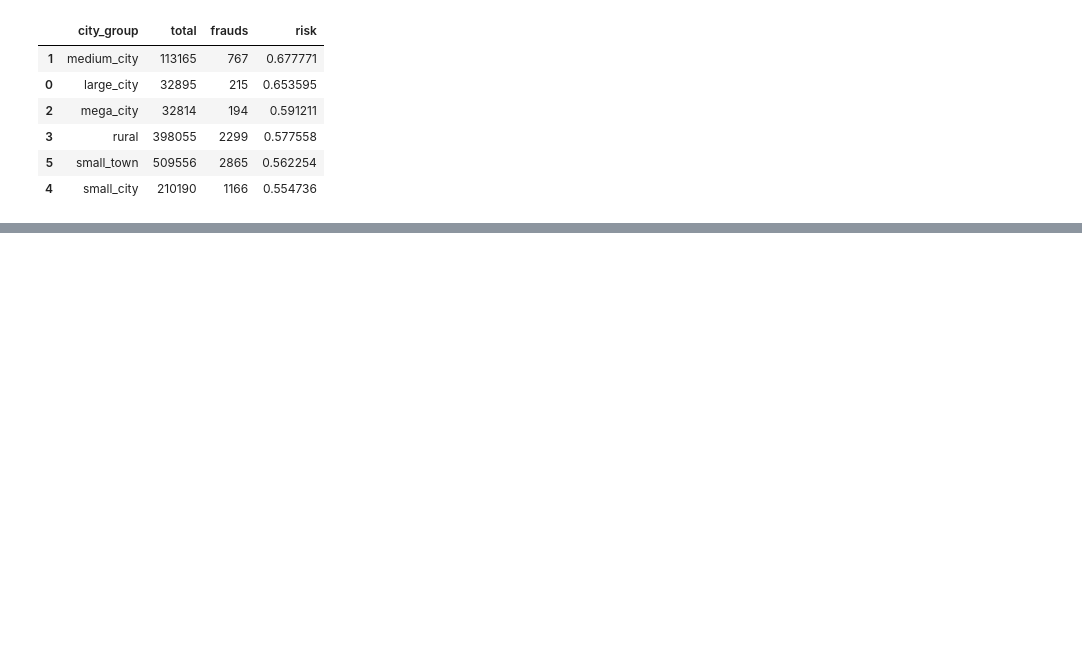
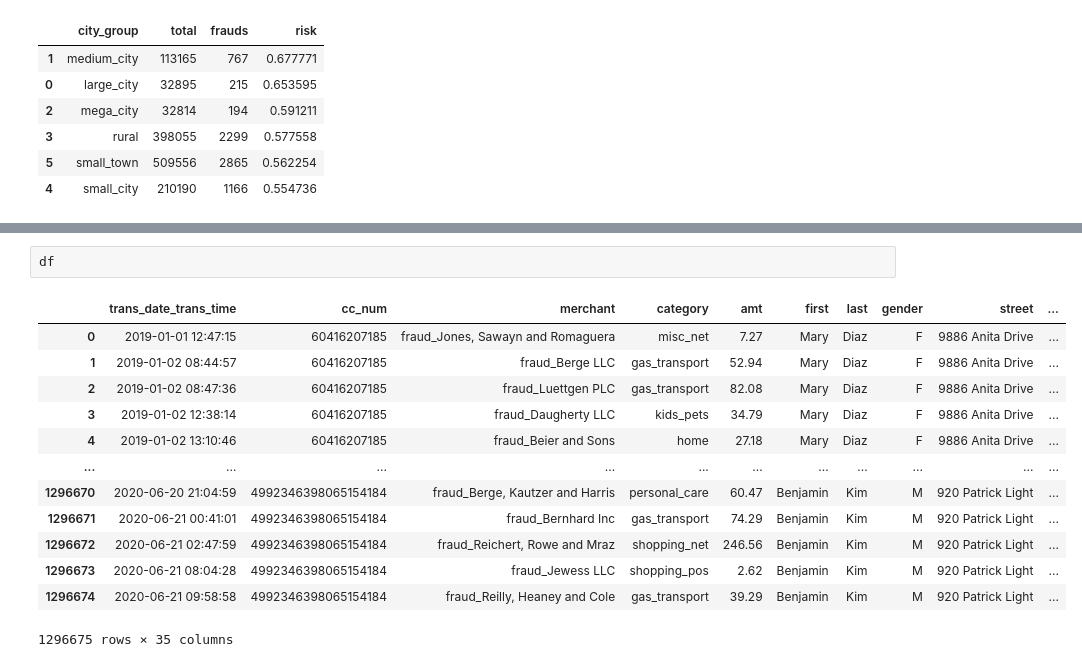
Before and after one commit to SabaGuledani/Credit-Card-Transactions-Fraud-Detection, a Jupyter notebook: notebooks/core_business_metrics.ipynb, the cells around one changed output, grey strips where cells are left out. Drawn from its saved outputs; the diff is of its cells as text; blank space fills up the shorter version.

```diff
--- a/notebooks/core_business_metrics.ipynb
+++ b/notebooks/core_business_metrics.ipynb
@@ -157,0 +206,16 @@ distance_fraud_risk_rate_df
+# %%
+df
+# %% [output]
+|  | trans_date_trans_time | cc_num | merchant | category | amt | first | last | gender | street | ... |
+| 0 | 2019-01-01 12:47:15 | 60416207185 | fraud_Jones, Sawayn and Romaguera | misc_net | 7.27 | Mary | Diaz | F | 9886 Anita Drive | ... |
+| 1 | 2019-01-02 08:44:57 | 60416207185 | fraud_Berge LLC | gas_transport | 52.94 | Mary | Diaz | F | 9886 Anita Drive | ... |
+| 2 | 2019-01-02 08:47:36 | 60416207185 | fraud_Luettgen PLC | gas_transport | 82.08 | Mary | Diaz | F | 9886 Anita Drive | ... |
+| 3 | 2019-01-02 12:38:14 | 60416207185 | fraud_Daugherty LLC | kids_pets | 34.79 | Mary | Diaz | F | 9886 Anita Drive | ... |
+| 4 | 2019-01-02 13:10:46 | 60416207185 | fraud_Beier and Sons | home | 27.18 | Mary | Diaz | F | 9886 Anita Drive | ... |
+| ... | ... | ... | ... | ... | ... | ... | ... | ... | ... | ... |
+| 1296670 | 2020-06-20 21:04:59 | 4992346398065154184 | fraud_Berge, Kautzer and Harris | personal_care | 60.47 | Benjamin | Kim | M | 920 Patrick Light | ... |
+| 1296671 | 2020-06-21 00:41:01 | 4992346398065154184 | fraud_Bernhard Inc | gas_transport | 74.29 | Benjamin | Kim | M | 920 Patrick Light | ... |
+| 1296672 | 2020-06-21 02:47:59 | 4992346398065154184 | fraud_Reichert, Rowe and Mraz | shopping_net | 246.56 | Benjamin | Kim | M | 920 Patrick Light | ... |
+| 1296673 | 2020-06-21 08:04:28 | 4992346398065154184 | fraud_Jewess LLC | shopping_pos | 2.62 | Benjamin | Kim | M | 920 Patrick Light | ... |
+| 1296674 | 2020-06-21 09:58:58 | 4992346398065154184 | fraud_Reilly, Heaney and Cole | gas_transport | 39.29 | Benjamin | Kim | M | 920 Patrick Light | ... |
+1296675 rows × 35 columns
```
Also changed, not shown: parts of 8 cells of this notebook, 1 other file.
